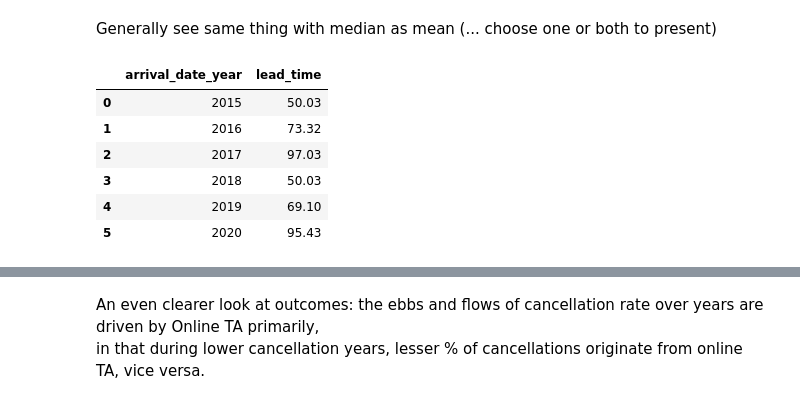
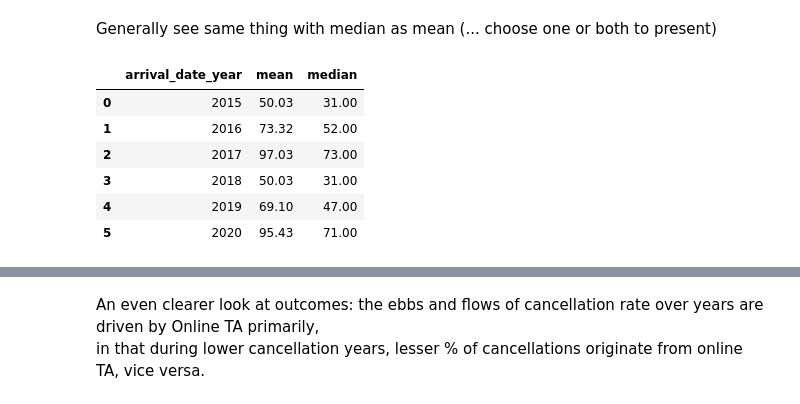
Before and after one commit to dngsus/data_analysis, a Jupyter notebook: 01 Hotel Bookings/01 Hotel v01.ipynb, the cells around one changed output, grey strips where cells are left out. Cells and saved outputs as stored; diff of their text form; code cells hidden in the pictures.

```diff
--- a/01 Hotel Bookings/01 Hotel v01.ipynb
+++ b/01 Hotel Bookings/01 Hotel v01.ipynb
@@ -2208,12 +2250,13 @@ And worth noting 2018 - 2020 lead time increasing season-on-season both overall
 # %% [markdown]
 Generally see same thing with median as mean (... choose one or both to present)
 # %%
-df_online.groupby(["arrival_date_year"])['lead_time'].mean().reset_index()
+# repeat above for year-level:
+df_online.groupby(["arrival_date_year"])['lead_time'].agg(['mean', 'median']).reset_index()
 # %% [output]
-|  | arrival_date_year | lead_time |
-| 0 | 2015 | 50.03 |
-| 1 | 2016 | 73.32 |
-| 2 | 2017 | 97.03 |
-| 3 | 2018 | 50.03 |
-| 4 | 2019 | 69.10 |
-| 5 | 2020 | 95.43 |
+|  | arrival_date_year | mean | median |
+| 0 | 2015 | 50.03 | 31.00 |
+| 1 | 2016 | 73.32 | 52.00 |
+| 2 | 2017 | 97.03 | 73.00 |
+| 3 | 2018 | 50.03 | 31.00 |
+| 4 | 2019 | 69.10 | 47.00 |
+| 5 | 2020 | 95.43 | 71.00 |
```
Also changed, not shown: parts of 34 cells of this notebook, 7 other files.
